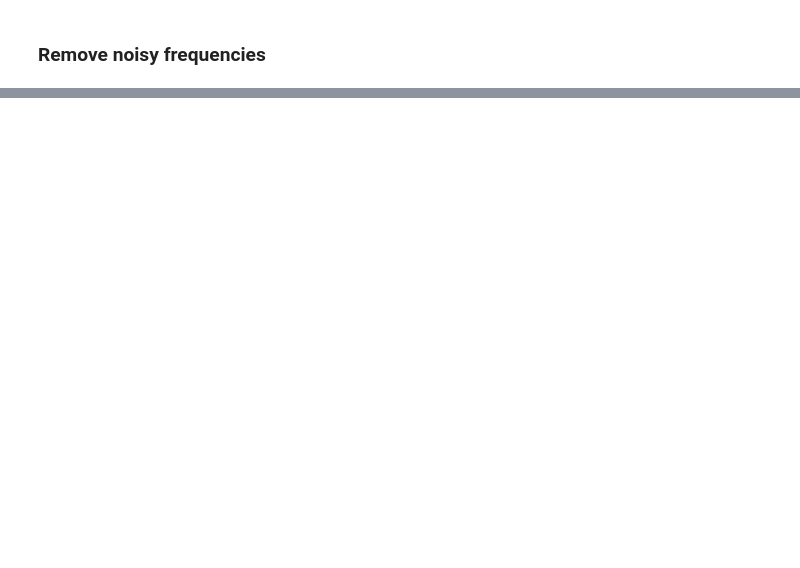
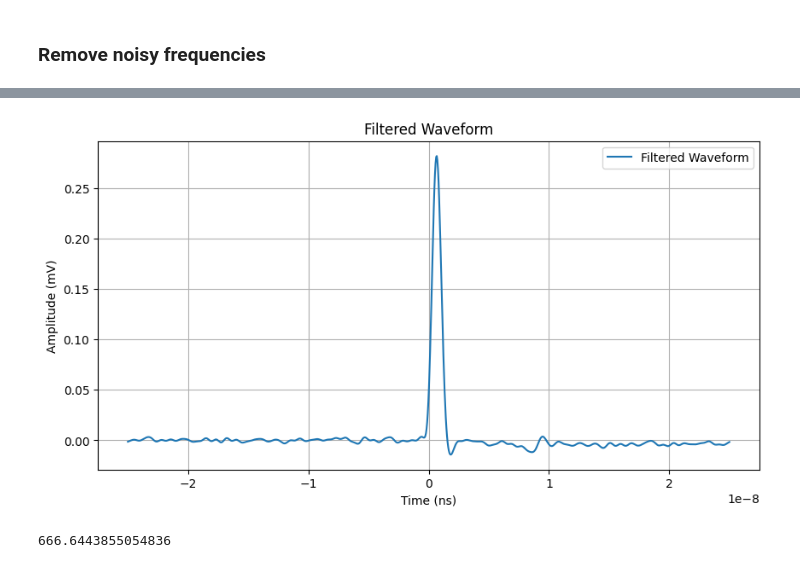
Before and after one commit to GiorgioAlbertoLucia/LabFNS2, a Jupyter notebook: Beta/src/signalFFT.ipynb, the cells around one changed output, grey strips where cells are left out. Cells and saved outputs as stored; diff of their text form; code cells hidden in the pictures; blank space fills up the shorter version.

```diff
--- a/Beta/src/signalFFT.ipynb
+++ b/Beta/src/signalFFT.ipynb
@@ -112 +113,17 @@ RMS = 0.0014714487685382267 mV
 Old RMS = 0.0020044273034552033 mV
+# %%
+freq_threshold = 1e9
+fft_amplitude_filtered = np.copy(fft_amplitude)
+fft_amplitude_filtered[np.abs(xf) > freq_threshold] = 0
+filtered_signal = np.real(ifft(fft_amplitude_filtered))
+fig, ax = plt.subplots(figsize=(10, 5))
+ax.plot(Time_arr[0], filtered_signal, label='Filtered Waveform')
+#ax.plot(Time_arr[0], Amplitude_arr[0], label='Original Waveform')
+ax.set_xlabel('Time (ns)')
+ax.set_ylabel('Amplitude (mV)')
+ax.set_title('Filtered Waveform')
+ax.grid(True)
+ax.legend()
+plt.show()
+# %% [output]
+[figure, added]
@@ -112,0 +134,4 @@ Old RMS = 0.0020044273034552033 mV
+# %%
+getChi2(Amplitude_arr[0], filtered_signal)
+# %% [output]
+666.6443855054836
```
Also changed, not shown: parts of 3 cells of this notebook.
